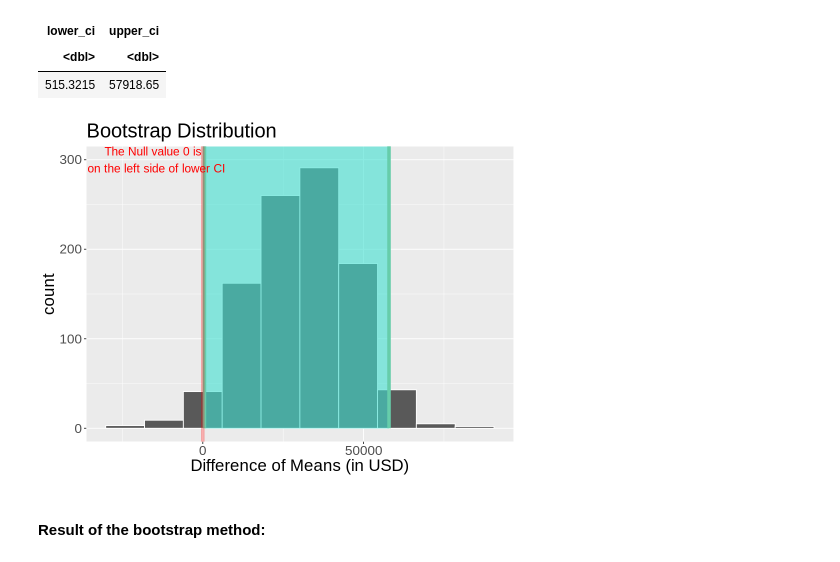
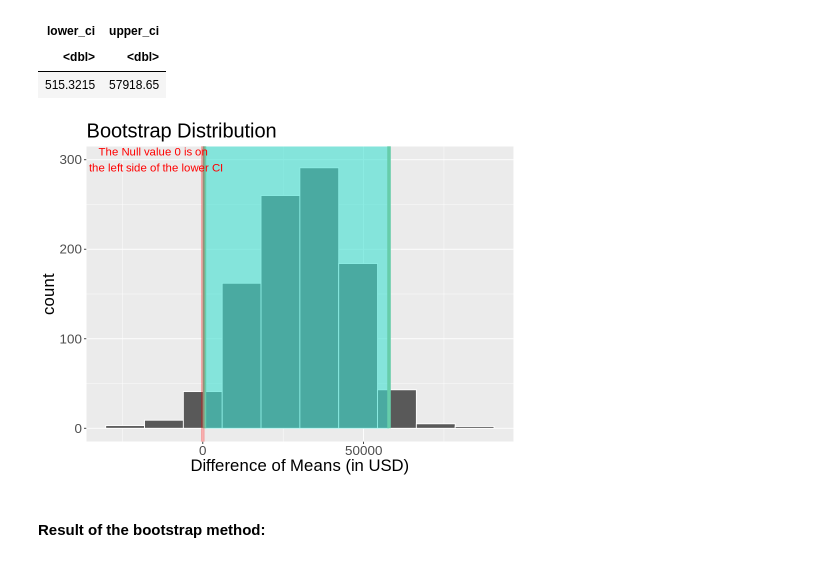
Before and after one commit to Wills-Hao/DS-Salary-Factor-Remote-R, a Jupyter notebook: Projectproposal.ipynb, the cells around one changed output. Saved outputs shown, nothing was run; the diff lists cells and outputs as text; code cells hidden in the pictures.

```diff
--- a/Projectproposal.ipynb
+++ b/Projectproposal.ipynb
@@ -294,22 +294,22 @@ A tibble: 1 × 2
 # %%
 # The Plot of the confidence interval in bootstrap distribution with a vertical line
 # of the value of H_0 (null value)
 
 options(repr.plot.width = 8, repr.plot.height = 6)
 diff_in_means_ci_plot <- bootstrap_dist_diff_in_mean %>%
                         visualize(bins = 10) +
                         shade_confidence_interval(endpoints = diff_in_means_ci) +
                         xlab("Difference of Means (in USD)")+
                         ggtitle("Bootstrap Distribution") +
                     geom_vline(xintercept = 0, color = "red", alpha=.3, lwd=2)+
                     annotate("text", x = -15000,
-                             y =300, label = "The Null value 0 is \n on the left side of lower CI",
-                             color="red", size=5)+
+                             y =300, label = "The Null value 0 is on \n the left side of the lower CI",
+                             color="red", size=4.8)+
                     theme(text = element_text(size = 20))
 
 diff_in_means_ci_plot
 # %% [output]
-[figure, old version]
+[figure, new version]
 # %% [markdown]
 #### Result of the bootstrap method:
 # %% [markdown]
```
